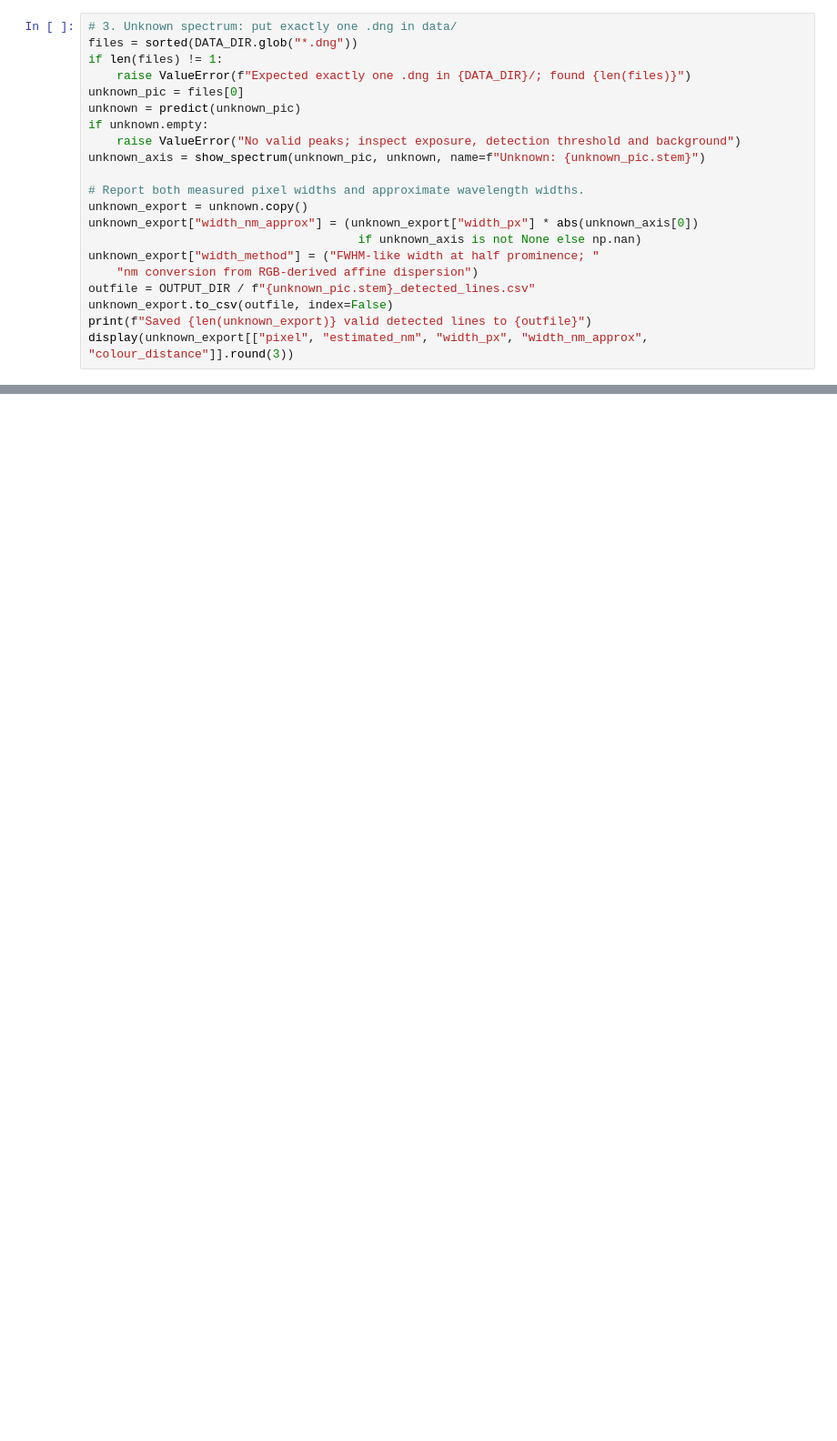
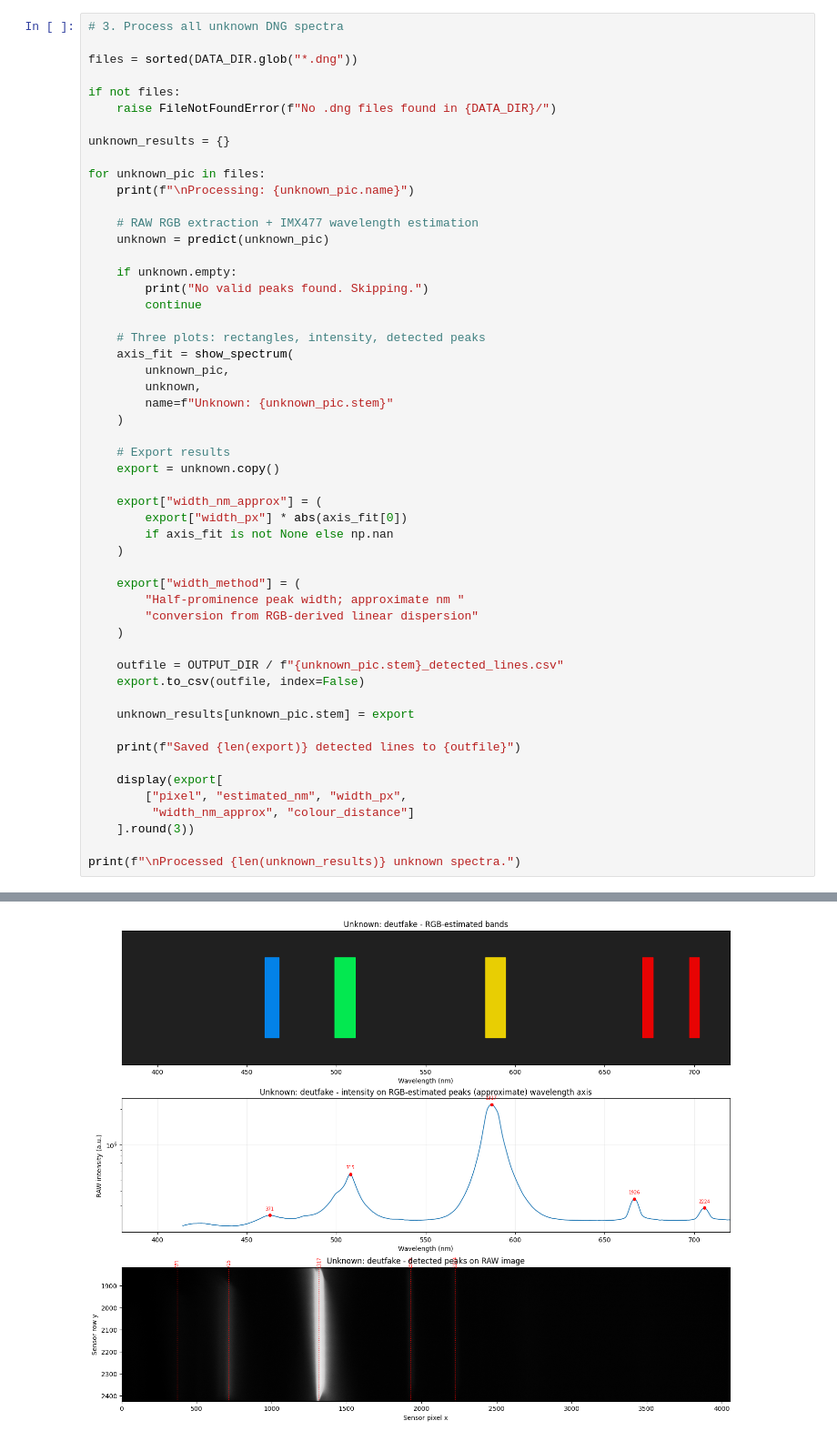
Before and after one commit to sngyx/Spectroscopy, a Jupyter notebook: spectroscopy_fast.ipynb, the cells around one changed output, grey strips where cells are left out. Shown at 91% size. Cells and saved outputs as stored; diff of their text form; blank space fills up the shorter version.

```diff
--- a/spectroscopy_fast.ipynb
+++ b/spectroscopy_fast.ipynb
@@ -251,23 +250,56 @@ def known_path(filename):
         raise FileNotFoundError(f"Expected {p} (or {alternative})")
     return p
 # %%
-# 3. Unknown spectrum: put exactly one .dng in data/
+# 3. Process all unknown DNG spectra
+
 files = sorted(DATA_DIR.glob("*.dng"))
-if len(files) != 1:
-    raise ValueError(f"Expected exactly one .dng in {DATA_DIR}/; found {len(files)}")
-unknown_pic = files[0]
-unknown = predict(unknown_pic)
-if unknown.empty:
-    raise ValueError("No valid peaks; inspect exposure, detection threshold and background")
-unknown_axis = show_spectrum(unknown_pic, unknown, name=f"Unknown: {unknown_pic.stem}")
 
-# Report both measured pixel widths and approximate wavelength widths.
-unknown_export = unknown.copy()
-unknown_export["width_nm_approx"] = (unknown_export["width_px"] * abs(unknown_axis[0])
-                                      if unknown_axis is not None else np.nan)
-unknown_export["width_method"] = ("FWHM-like width at half prominence; "
-    "nm conversion from RGB-derived affine dispersion")
-outfile = OUTPUT_DIR / f"{unknown_pic.stem}_detected_lines.csv"
-unknown_export.to_csv(outfile, index=False)
-print(f"Saved {len(unknown_export)} valid detected lines to {outfile}")
-display(unknown_export[["pixel", "estimated_nm", "width_px", "width_nm_approx", "colour_distance"]].round(3))
+if not files:
+    raise FileNotFoundError(f"No .dng files found in {DATA_DIR}/")
+
+unknown_results = {}
+
+for unknown_pic in files:
+    print(f"\nProcessing: {unknown_pic.name}")
+
+    # RAW RGB extraction + IMX477 wavelength estimation
+    unknown = predict(unknown_pic)
+
+    if unknown.empty:
+        print("No valid peaks found. Skipping.")
+        continue
+
+    # Three plots: rectangles, intensity, detected peaks
+    axis_fit = show_spectrum(
+        unknown_pic,
+        unknown,
+        name=f"Unknown: {unknown_pic.stem}"
+    )
+
+    # Export results
+    export = unknown.copy()
+
+    export["width_nm_approx"] = (
+        export["width_px"] * abs(axis_fit[0])
+        if axis_fit is not None else np.nan
+    )
+
+    export["width_method"] = (
+        "Half-prominence peak width; approximate nm "
+        "conversion from RGB-derived linear dispersion"
+    )
+
+    outfile = OUTPUT_DIR / f"{unknown_pic.stem}_detected_lines.csv"
+    export.to_csv(outfile, index=False)
+
+    unknown_results[unknown_pic.stem] = export
+
+    print(f"Saved {len(export)} detected lines to {outfile}")
+
+    display(export[
+        ["pixel", "estimated_nm", "width_px",
+         "width_nm_approx", "colour_distance"]
+    ].round(3))
+
+print(f"\nProcessed {len(unknown_results)} unknown spectra.")
+# %% [output]
@@ -273,0 +307 @@ display(unknown_export[["pixel", "estimated_nm", "width_px", "width_nm_approx",
+[figure, added]
```
Also changed, not shown: parts of 6 cells of this notebook.
